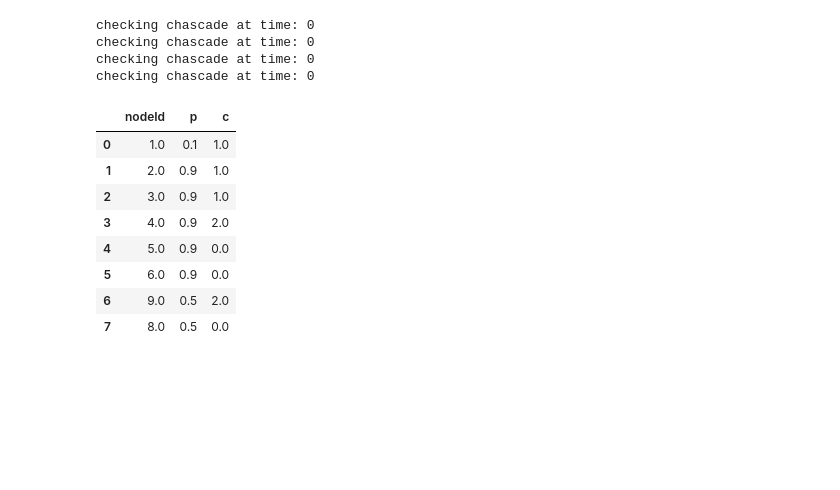
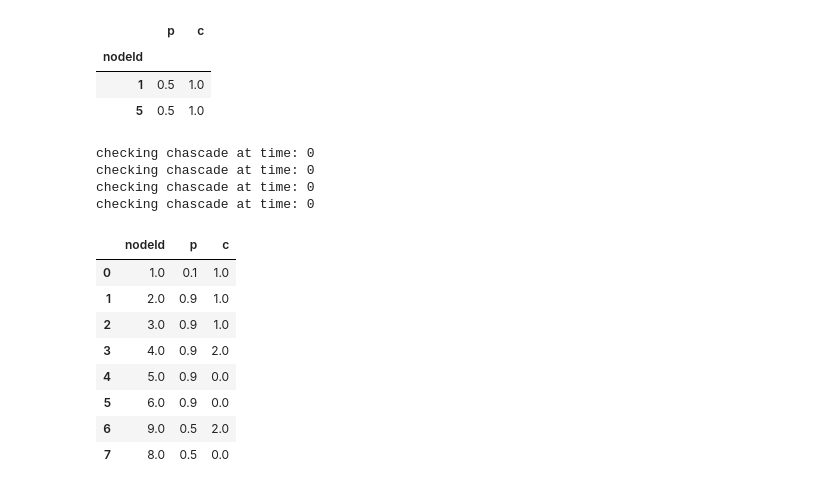
Before and after one commit to dermitdemk/watts_cascades_in_networks, a Jupyter notebook: main.ipynb, the cells around one changed output. Cells and saved outputs as stored; diff of their text form; code cells hidden in the pictures; blank space fills up the shorter version.

```diff
--- a/main.ipynb
+++ b/main.ipynb
@@ -355,3 +350,13 @@ n.shock_network(30,1)
+# %%
+n = network()
+n.add_node(nodeId=1,p=0.5,c=1)
+n.add_node(nodeId=5,p=0.5,c=1)
+n.nodeInfo
+# %% [output]
+|  | p | c |
+| nodeId |  |  |
+| 1 | 0.5 | 1.0 |
+| 5 | 0.5 | 1.0 |
 # %%
 import cProfile
 import pstats
```
Also changed, not shown: parts of 2 cells of this notebook.
